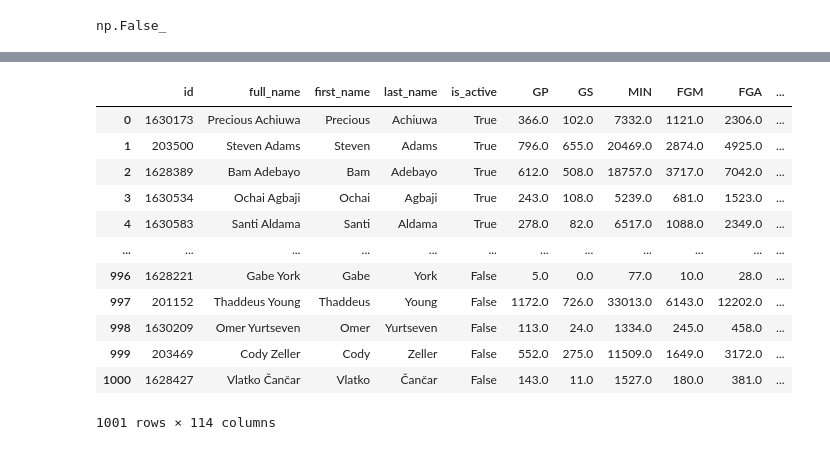
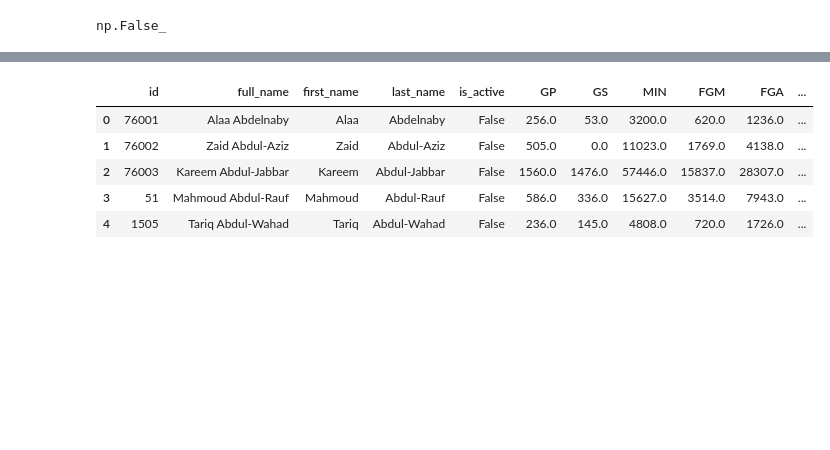
Before and after one commit to bharthun7/nba-hof-predictor, a Jupyter notebook: model-tester.ipynb, the cells around one changed output, grey strips where cells are left out. Cells and saved outputs as stored; diff of their text form; code cells hidden in the pictures; blank space fills up the shorter version.

Commit message:
Verify stat and award correctness of first 5 in elg dataset

```diff
--- a/model-tester.ipynb
+++ b/model-tester.ipynb
@@ -39,5 +20,6 @@ elg.iloc[:5]
 # %%
 stat_order=["GP","GS","MIN","FGM","FGA","FG_PCT","FG3M","FG3A","FG3_PCT","FTM","FTA","FT_PCT","OREB","DREB","REB","AST","STL","BLK","TOV","PF","PTS","MPG","FGMPG","FGAPG","FG3MPG","FG3APG","FTMPG","FTAPG","ORPG","DRPG","RPG","APG","SPG","BPG","TPG","FPG","PPG"]
 stat_order+=["PF_"+i for i in stat_order]
-stat_order
+inelg=pd.concat([inelg.iloc[:,:5],inelg.loc[:,stat_order],inelg.iloc[:,79:]],axis=1)
+elg=pd.concat([elg.iloc[:,:5],elg.loc[:,stat_order],elg.iloc[:,79:]],axis=1)
 # %% [output]
@@ -61,16 +39,9 @@ stat_order
 # %%
-pd.concat([inelg.iloc[:,:5],inelg.loc[:,stat_order],inelg.iloc[:,79:]],axis=1)
+elg.iloc[:5]
 # %% [output]
 |  | id | full_name | first_name | last_name | is_active | GP | GS | MIN | FGM | FGA | ... |
-| 0 | 1630173 | Precious Achiuwa | Precious | Achiuwa | True | 366.0 | 102.0 | 7332.0 | 1121.0 | 2306.0 | ... |
-| 1 | 203500 | Steven Adams | Steven | Adams | True | 796.0 | 655.0 | 20469.0 | 2874.0 | 4925.0 | ... |
-| 2 | 1628389 | Bam Adebayo | Bam | Adebayo | True | 612.0 | 508.0 | 18757.0 | 3717.0 | 7042.0 | ... |
-| 3 | 1630534 | Ochai Agbaji | Ochai | Agbaji | True | 243.0 | 108.0 | 5239.0 | 681.0 | 1523.0 | ... |
-| 4 | 1630583 | Santi Aldama | Santi | Aldama | True | 278.0 | 82.0 | 6517.0 | 1088.0 | 2349.0 | ... |
-| ... | ... | ... | ... | ... | ... | ... | ... | ... | ... | ... | ... |
-| 996 | 1628221 | Gabe York | Gabe | York | False | 5.0 | 0.0 | 77.0 | 10.0 | 28.0 | ... |
-| 997 | 201152 | Thaddeus Young | Thaddeus | Young | False | 1172.0 | 726.0 | 33013.0 | 6143.0 | 12202.0 | ... |
-| 998 | 1630209 | Omer Yurtseven | Omer | Yurtseven | False | 113.0 | 24.0 | 1334.0 | 245.0 | 458.0 | ... |
-| 999 | 203469 | Cody Zeller | Cody | Zeller | False | 552.0 | 275.0 | 11509.0 | 1649.0 | 3172.0 | ... |
-| 1000 | 1628427 | Vlatko Čančar | Vlatko | Čančar | False | 143.0 | 11.0 | 1527.0 | 180.0 | 381.0 | ... |
+| 0 | 76001 | Alaa Abdelnaby | Alaa | Abdelnaby | False | 256.0 | 53.0 | 3200.0 | 620.0 | 1236.0 | ... |
+| 1 | 76002 | Zaid Abdul-Aziz | Zaid | Abdul-Aziz | False | 505.0 | 0.0 | 11023.0 | 1769.0 | 4138.0 | ... |
+| 2 | 76003 | Kareem Abdul-Jabbar | Kareem | Abdul-Jabbar | False | 1560.0 | 1476.0 | 57446.0 | 15837.0 | 28307.0 | ... |
+| 3 | 51 | Mahmoud Abdul-Rauf | Mahmoud | Abdul-Rauf | False | 586.0 | 336.0 | 15627.0 | 3514.0 | 7943.0 | ... |
+| 4 | 1505 | Tariq Abdul-Wahad | Tariq | Abdul-Wahad | False | 236.0 | 145.0 | 4808.0 | 720.0 | 1726.0 | ... |
-1001 rows × 114 columns
```
Also changed, not shown: parts of 4 cells of this notebook.
